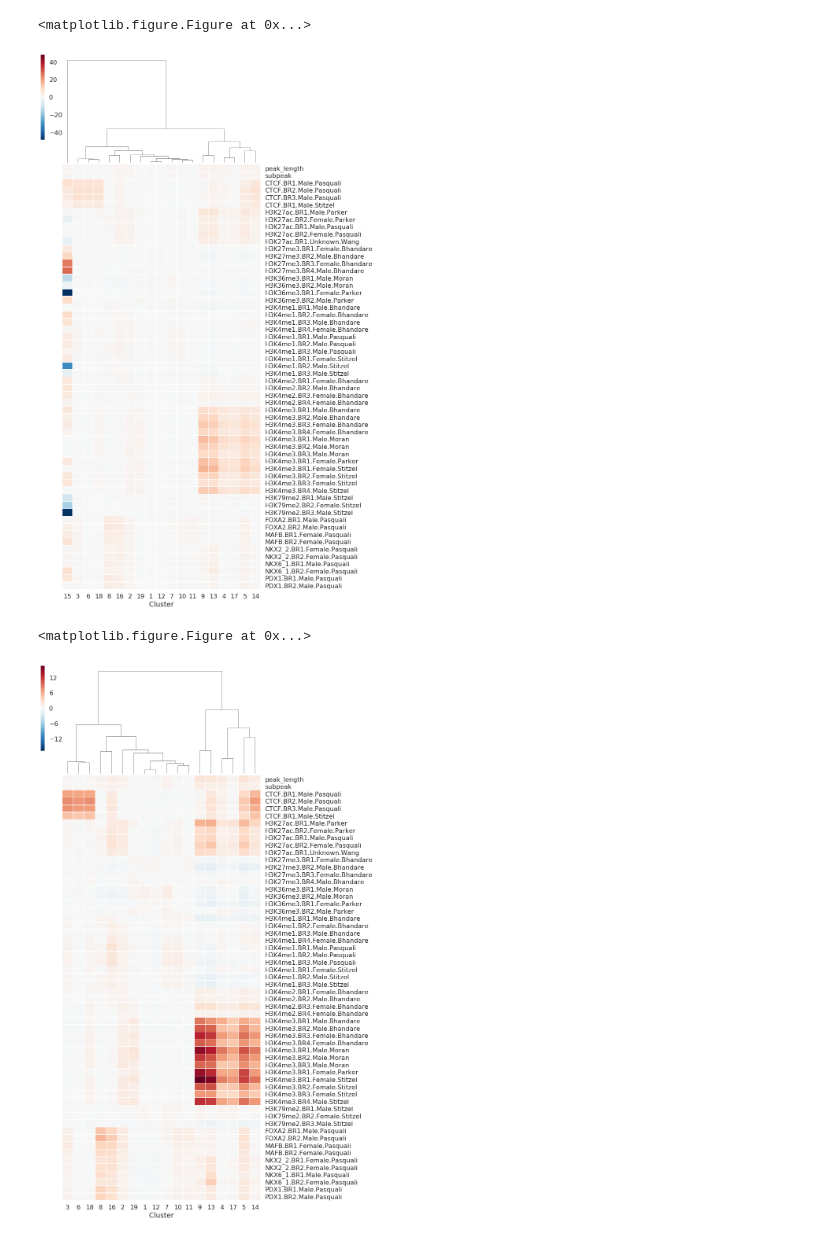
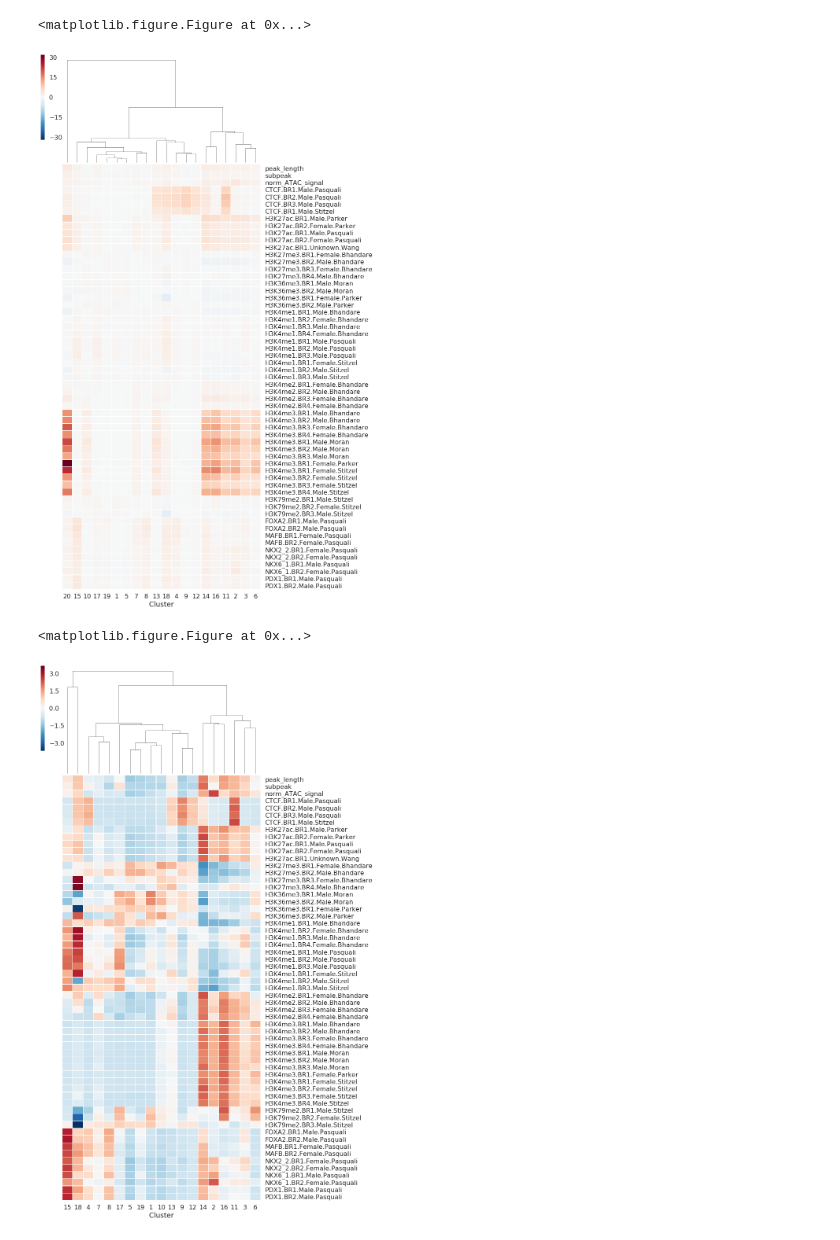
Before and after one commit to joshchiou/jupyter-notebooks, a Jupyter notebook: chromatin_analysis_ChIP.ipynb, the cells around one changed output. Saved outputs shown, nothing was run; the diff lists cells and outputs as text; code cells hidden in the pictures.

```diff
--- a/chromatin_analysis_ChIP.ipynb
+++ b/chromatin_analysis_ChIP.ipynb
@@ -20,6 +21,8 @@ coverage.set_index('peak', inplace=True)
 
 coverage_normalized = pd.DataFrame(coverage['peak_length'])
 coverage_normalized['subpeak'] = coverage['subpeak']
+#coverage_normalized['ATAC_signal'] = coverage['ATAC_signal']
+coverage_normalized['norm_ATAC_signal'] = coverage['norm_ATAC_signal']
 
 # first normalize to total read coverage
 
@@ -37,7 +40,8 @@ with open(match_treatment_controls_file) as f:
         control = line.split('\t')[1]
         coverage_normalized['{}-{}'.format(treat, control)] = coverage[treat] - coverage[control]
 
-# scale the features to 0 mean and unit variance (z-score scaling)
+## StandardScaler: scale the features to 0 mean and unit variance (z-score scaling)
+# RobustScaler: scale the features to median and IQR (25%/75%)
 
 coverage_scaler = preprocessing.RobustScaler()
 coverage_scaler.fit(coverage_normalized)
@@ -61,7 +65,7 @@ def run_mixture(n):
     for cov in cov_types:
         model[cov] = mixture.GaussianMixture(n_components=n,
                                         covariance_type=cov,
-                                        max_iter=100,
+                                        max_iter=200,
                                         verbose=0).fit(coverage_normalized)
     return model
 
@@ -153,26 +161,27 @@ plt.show()
 #models[n_bic]['full'].predict_proba(coverage_normalized)
 # %% [output]
 <matplotlib.figure.Figure at 0x...>
-[figure, old version]
+[figure, new version]
 # %%
 plt.clf()
-drop_cluster = 15
-clusters_transpose_dropped = clusters.transpose().drop([drop_cluster], axis=1)
+# drop high signal cluster
+drop_cluster = [20]
+clusters_transpose_dropped = clusters.transpose().drop(drop_cluster, axis=1)
 
-# drop high signal cluster
 
 g2 = sns.clustermap(data=clusters_transpose_dropped,
                     row_cluster=False,
                     linewidths=0.1,
                     figsize=(10,25),
 #                    standard_scale=0,
+                    z_score=0,
                     yticklabels=[label.split('-')[0] for label in clusters_transpose_dropped.index.values])
 g2.ax_heatmap.set_xlabel('Cluster')
 plt.setp(g2.ax_heatmap.get_yticklabels(), rotation=0)
 plt.show()
 # %% [output]
 <matplotlib.figure.Figure at 0x...>
-[figure, old version]
+[figure, new version]
 # %%
 clusters_transformed = pd.DataFrame(coverage_scaler.inverse_transform(means['full'][n_bic]),
              columns=coverage_normalized.columns, index=np.arange(1,n_bic+2))
```
Also changed, not shown: parts of 6 cells of this notebook.
